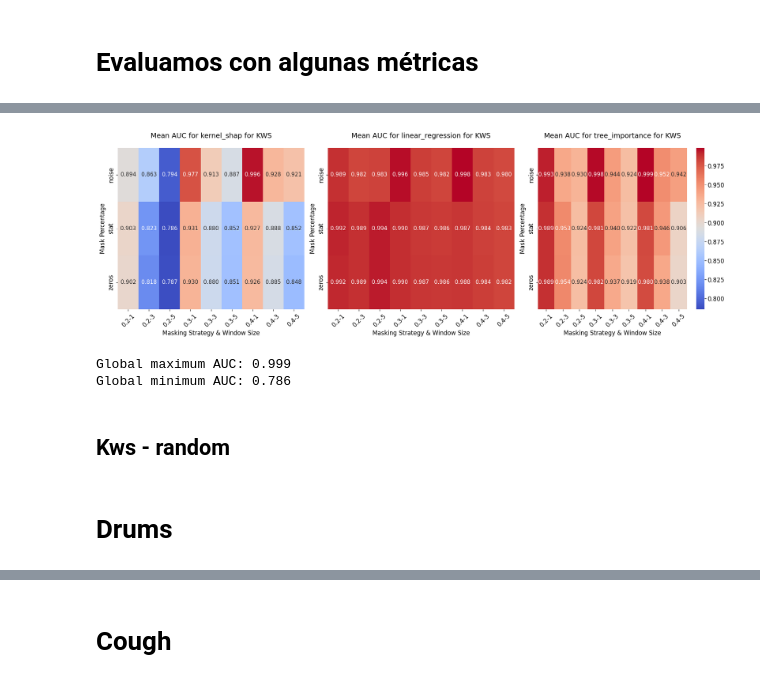
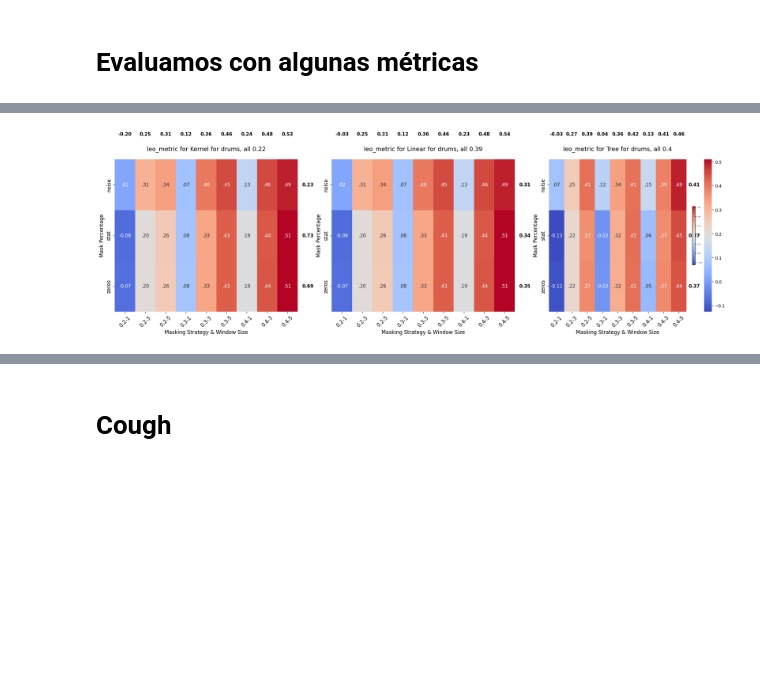
Before and after one commit to ceciliabolanos/explain_where, a Jupyter notebook: metrics_evaluation.ipynb, the cells around one changed output, grey strips where cells are left out. Saved outputs shown, nothing was run; the diff lists cells and outputs as text; code cells hidden in the pictures; blank space fills up the shorter version.

```diff
--- a/metrics_evaluation.ipynb
+++ b/metrics_evaluation.ipynb
@@ -116,0 +53,2 @@ Name: roc_auc, dtype: float64
+# %%
+mean_auc_df = final_df.groupby(['method', 'mask_percentage', 'masking_strategy', 'window_size'])[value].mean().reset_index()
@@ -117,10 +77,7 @@ Name: roc_auc, dtype: float64
+# %%
+final_df_combination = pd.concat(df_combinations, ignore_index=True)
+mean_auc_df_combination = final_df_combination.groupby(['method', 'name'])[value].mean().reset_index()
 # %%
-import seaborn as sns
-import matplotlib.pyplot as plt
-
-# Ensure the column name for AUC is correct (assuming it's named 'auc' in your TSV files)
-mean_auc_df = final_df.groupby(['method', 'mask_percentage', 'masking_strategy', 'window_size'])['roc_auc'].mean().reset_index()
-
 import seaborn as sns
 import matplotlib.pyplot as plt
 import numpy as np
@@ -131,19 +88,19 @@ LABEL_SIZE = 12
 ANNOT_SIZE = 11
 TICK_SIZE = 12
 
-max_auc = mean_auc_df['roc_auc'].max()
-min_auc = mean_auc_df['roc_auc'].min()
+max_auc = mean_auc_df[value].max()
+min_auc = mean_auc_df[value].min()
 
 # Create a figure with subplots for each method
 methods = mean_auc_df['method'].unique()
 n_methods = len(methods)
 
 # Calculate number of columns and rows
-n_cols = 3
-n_rows = 1
+n_cols = 3  # Ceiling division to handle odd numbers
+n_rows =1
 
 # Create figure with adjusted size
-fig, axes = plt.subplots(n_rows, n_cols, figsize=(6*n_cols, 6*n_rows))
+fig, axes = plt.subplots(n_rows, n_cols, figsize=(7*n_cols, 7*n_rows))
 axes = axes.flatten()  # Flatten axes array for easier iteration
 
 # Hide extra subplots if number of methods is odd
@@ -151,51 +108,63 @@ if n_methods < len(axes):
     for idx in range(n_methods, len(axes)):
         axes[idx].set_visible(False)
 
 for idx, method in enumerate(methods):
     ax = axes[idx]
 
     # Create pivot table for current method
     pivot_table = mean_auc_df[mean_auc_df['method'] == method].pivot(
         index='masking_strategy',
         columns=['mask_percentage', 'window_size'],
-        values='roc_auc'
+        values=value
     )
 
-    # Create heatmap with consistent color scaling across all methods
+    # 🔹 Filter df_annotations for the current method
+    annotations = mean_auc_df_combination[mean_auc_df_combination['method'] == method].set_index('name')[value]
+
+    # 🔹 Extract values for row annotations
+    row_labels = pivot_table.index
+    row_annotations = [annotations.get(label, '') for label in row_labels]  # Get roc_auc or empty string
+
+    # 🔹 Extract values for column annotations
+    col_labels = pivot_table.columns
+    col_annotations = [annotations.get(f"{col[0]}-{col[1]}", '') for col in col_labels]  # Convert tuple to string key
+
+    # Create heatmap
     sns.heatmap(
         pivot_table,
-        annot=True,
+        annot=pivot_table.applymap(lambda x: f"{x:.2f}".lstrip('0')),
         cmap="coolwarm",
-        fmt=".3f",
+        fmt="",
         ax=ax,
         vmin=min_auc,
         vmax=max_auc,
-        cbar=(idx == n_methods-1),  # Only show colorbar for last plot
-        annot_kws={'size': ANNOT_SIZE}  # Font size for annotation numbers
+        cbar=(idx == n_methods-1),
+        annot_kws={'size': ANNOT_SIZE}
     )
-
-    ax.set_title(f'Mean AUC for {method} for KWS', fontsize=TITLE_SIZE, pad=20)
+    all = round(mean_auc_df_combination[(mean_auc_df_combination['method'] == method) & (mean_auc_df_combination['name'] == 'all')][value].values[0], 2)
+    # all = 'not yet'
+    method = method.split('_')[0].capitalize()
+    ax.set_title(f'{metric} for {method} for {dataset}, all {all}', fontsize=TITLE_SIZE, pad=20)
     ax.set_xlabel('Masking Strategy & Window Size', fontsize=LABEL_SIZE)
     ax.set_ylabel('Mask Percentage', fontsize=LABEL_SIZE)
 
     # Set tick label sizes
     ax.tick_params(axis='both', which='major', labelsize=TICK_SIZE)
     ax.tick_params(axis='x', rotation=45)
+    if idx == n_methods-1:
+        cbar = plt.colorbar(ax.collections[0], ax=ax, fraction=0.02, pad=0.04)
+        cbar.ax.tick_params(labelsize=4)
+    # 🔹 **Annotate rows (masking strategies)**
+    for i, valu in enumerate(row_annotations):
+        ax.text(pivot_table.shape[1] + 0.5, i + 0.5, f"{valu:.2f}" if valu else "",
+                ha='center', va='center', fontsize=ANNOT_SIZE, color='black', fontweight='bold')
 
-    # If this is the last visible plot (with colorbar)
-    if idx == n_methods-1:
-        cbar = ax.collections[0].colorbar
-        cbar.ax.tick_params(labelsize=TICK_SIZE)
+    # 🔹 **Annotate columns (mask percentages & window sizes)**
+    for j, valu in enumerate(col_annotations):
+        ax.text(j + 0.5, -0.5, f"{valu:.2f}" if valu else "",
+                ha='center', va='center', fontsize=ANNOT_SIZE, color='black', fontweight='bold')
 
 plt.tight_layout()
 plt.show()
-
-# Print the global maximum and minimum values for reference
-print(f"Global maximum AUC: {max_auc:.3f}")
-print(f"Global minimum AUC: {min_auc:.3f}")
 # %% [output]
-[figure, old version]
+[figure, new version]
-Global maximum AUC: 0.999
-Global minimum AUC: 0.786
-# %% [markdown]
-## Kws - random
@@ -218,2 +170,0 @@ ms = ['zeros', 'stat', 'noise']
-# %% [markdown]
-# Drums
```
Also changed, not shown: parts of 36 cells of this notebook, 13 other files.
